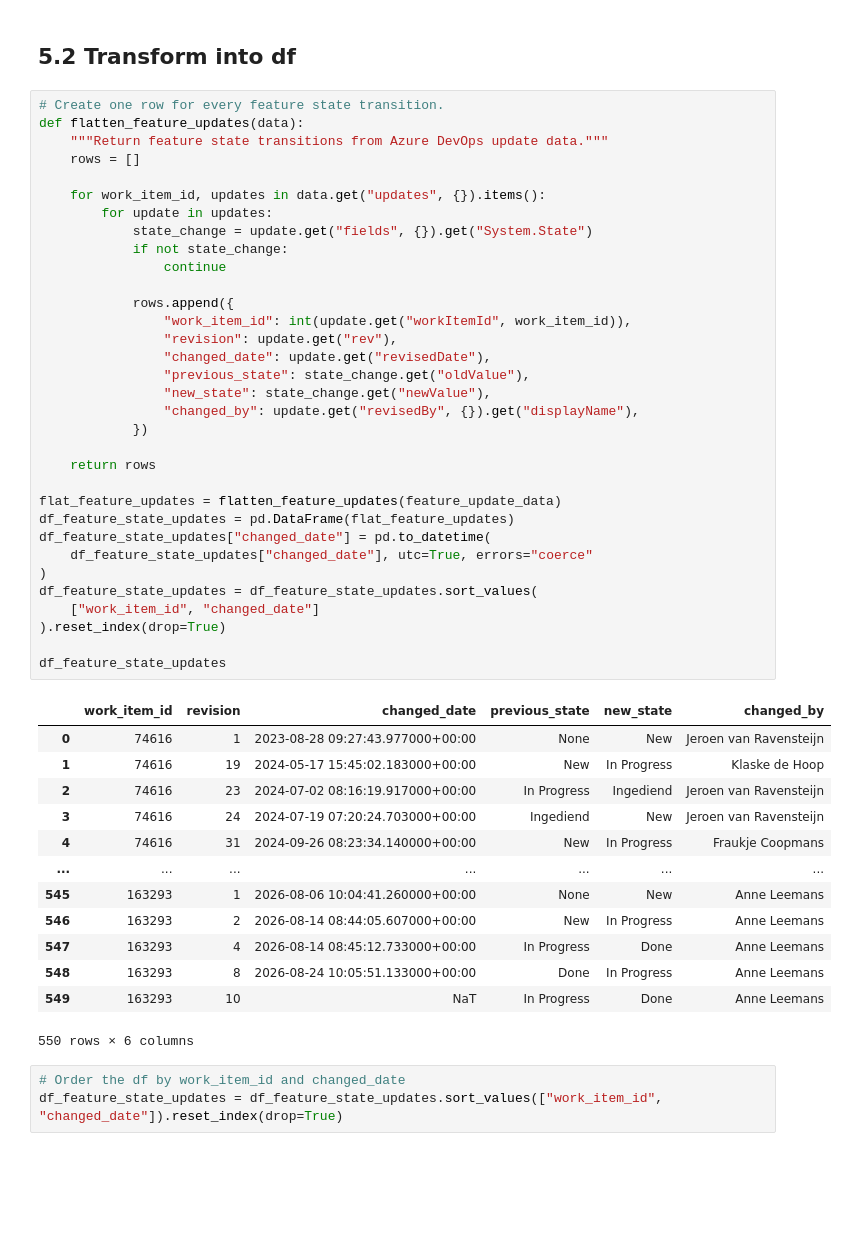
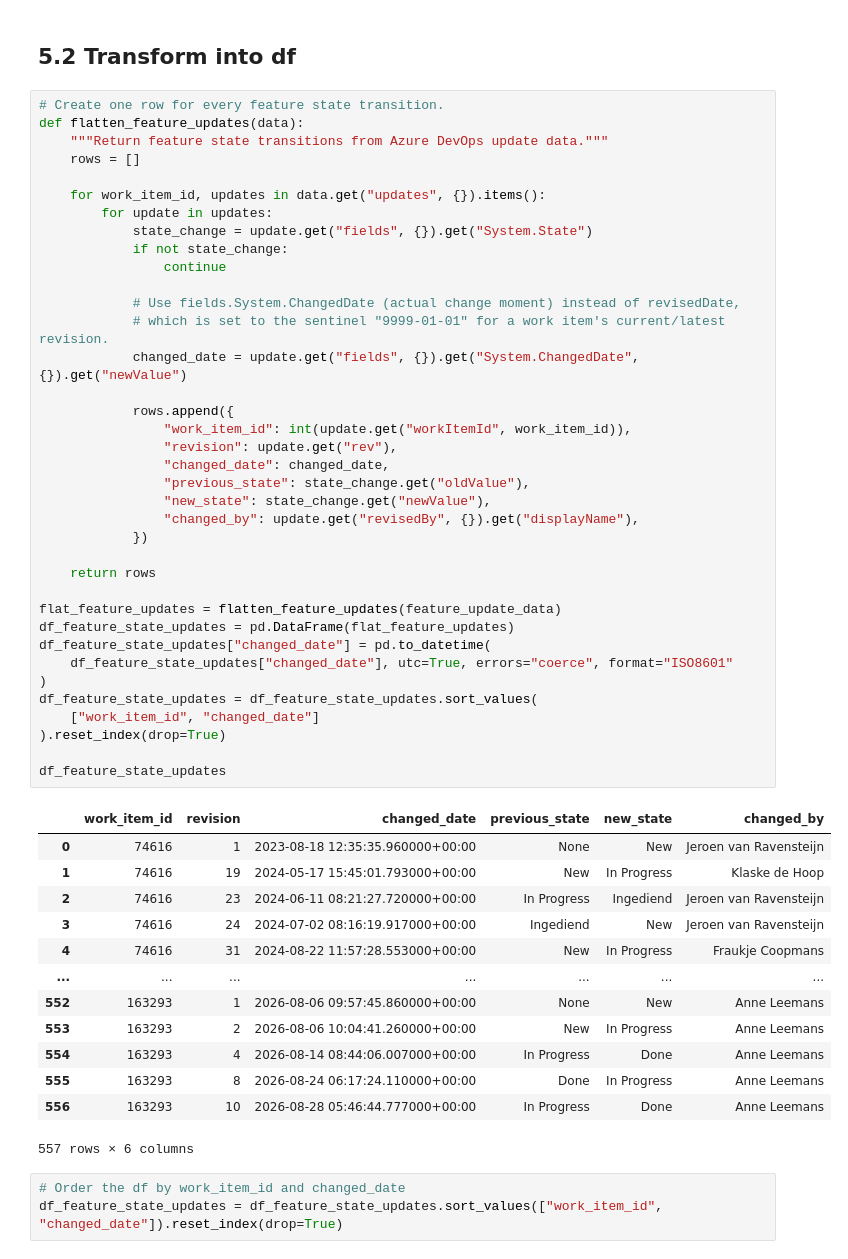
Before and after one commit to uashogeschoolutrecht/dena_KPI_Dashboard, a Jupyter notebook: notebooks/features_analysis.ipynb, the cells around one changed output. Cells and saved outputs as stored; diff of their text form; blank space fills up the shorter version.

```diff
--- a/notebooks/features_analysis.ipynb
+++ b/notebooks/features_analysis.ipynb
@@ -215,47 +198,51 @@ def flatten_feature_updates(data):
     """Return feature state transitions from Azure DevOps update data."""
     rows = []
 
     for work_item_id, updates in data.get("updates", {}).items():
         for update in updates:
             state_change = update.get("fields", {}).get("System.State")
             if not state_change:
                 continue
 
+            # Use fields.System.ChangedDate (actual change moment) instead of revisedDate,
+            # which is set to the sentinel "9999-01-01" for a work item's current/latest revision.
+            changed_date = update.get("fields", {}).get("System.ChangedDate", {}).get("newValue")
+
             rows.append({
                 "work_item_id": int(update.get("workItemId", work_item_id)),
                 "revision": update.get("rev"),
-                "changed_date": update.get("revisedDate"),
+                "changed_date": changed_date,
                 "previous_state": state_change.get("oldValue"),
                 "new_state": state_change.get("newValue"),
                 "changed_by": update.get("revisedBy", {}).get("displayName"),
             })
 
     return rows
 
 flat_feature_updates = flatten_feature_updates(feature_update_data)
 df_feature_state_updates = pd.DataFrame(flat_feature_updates)
 df_feature_state_updates["changed_date"] = pd.to_datetime(
-    df_feature_state_updates["changed_date"], utc=True, errors="coerce"
+    df_feature_state_updates["changed_date"], utc=True, errors="coerce", format="ISO8601"
 )
 df_feature_state_updates = df_feature_state_updates.sort_values(
     ["work_item_id", "changed_date"]
 ).reset_index(drop=True)
 
 df_feature_state_updates
 # %% [output]
 |  | work_item_id | revision | changed_date | previous_state | new_state | changed_by |
-| 0 | 74616 | 1 | 2023-08-28 09:27:43.977000+00:00 | None | New | Jeroen van Ravensteijn |
-| 1 | 74616 | 19 | 2024-05-17 15:45:02.183000+00:00 | New | In Progress | Klaske de Hoop |
-| 2 | 74616 | 23 | 2024-07-02 08:16:19.917000+00:00 | In Progress | Ingediend | Jeroen van Ravensteijn |
-| 3 | 74616 | 24 | 2024-07-19 07:20:24.703000+00:00 | Ingediend | New | Jeroen van Ravensteijn |
-| 4 | 74616 | 31 | 2024-09-26 08:23:34.140000+00:00 | New | In Progress | Fraukje Coopmans |
+| 0 | 74616 | 1 | 2023-08-18 12:35:35.960000+00:00 | None | New | Jeroen van Ravensteijn |
+| 1 | 74616 | 19 | 2024-05-17 15:45:01.793000+00:00 | New | In Progress | Klaske de Hoop |
+| 2 | 74616 | 23 | 2024-06-11 08:21:27.720000+00:00 | In Progress | Ingediend | Jeroen van Ravensteijn |
+| 3 | 74616 | 24 | 2024-07-02 08:16:19.917000+00:00 | Ingediend | New | Jeroen van Ravensteijn |
+| 4 | 74616 | 31 | 2024-08-22 11:57:28.553000+00:00 | New | In Progress | Fraukje Coopmans |
 | ... | ... | ... | ... | ... | ... | ... |
-| 545 | 163293 | 1 | 2026-08-06 10:04:41.260000+00:00 | None | New | Anne Leemans |
-| 546 | 163293 | 2 | 2026-08-14 08:44:05.607000+00:00 | New | In Progress | Anne Leemans |
-| 547 | 163293 | 4 | 2026-08-14 08:45:12.733000+00:00 | In Progress | Done | Anne Leemans |
-| 548 | 163293 | 8 | 2026-08-24 10:05:51.133000+00:00 | Done | In Progress | Anne Leemans |
-| 549 | 163293 | 10 | NaT | In Progress | Done | Anne Leemans |
+| 552 | 163293 | 1 | 2026-08-06 09:57:45.860000+00:00 | None | New | Anne Leemans |
+| 553 | 163293 | 2 | 2026-08-06 10:04:41.260000+00:00 | New | In Progress | Anne Leemans |
+| 554 | 163293 | 4 | 2026-08-14 08:44:06.007000+00:00 | In Progress | Done | Anne Leemans |
+| 555 | 163293 | 8 | 2026-08-24 06:17:24.110000+00:00 | Done | In Progress | Anne Leemans |
+| 556 | 163293 | 10 | 2026-08-28 05:46:44.777000+00:00 | In Progress | Done | Anne Leemans |
-550 rows × 6 columns
+557 rows × 6 columns
 # %%
 # Order the df by work_item_id and changed_date
 df_feature_state_updates = df_feature_state_updates.sort_values(["work_item_id", "changed_date"]).reset_index(drop=True)
```
Also changed, not shown: parts of 17 cells of this notebook.
